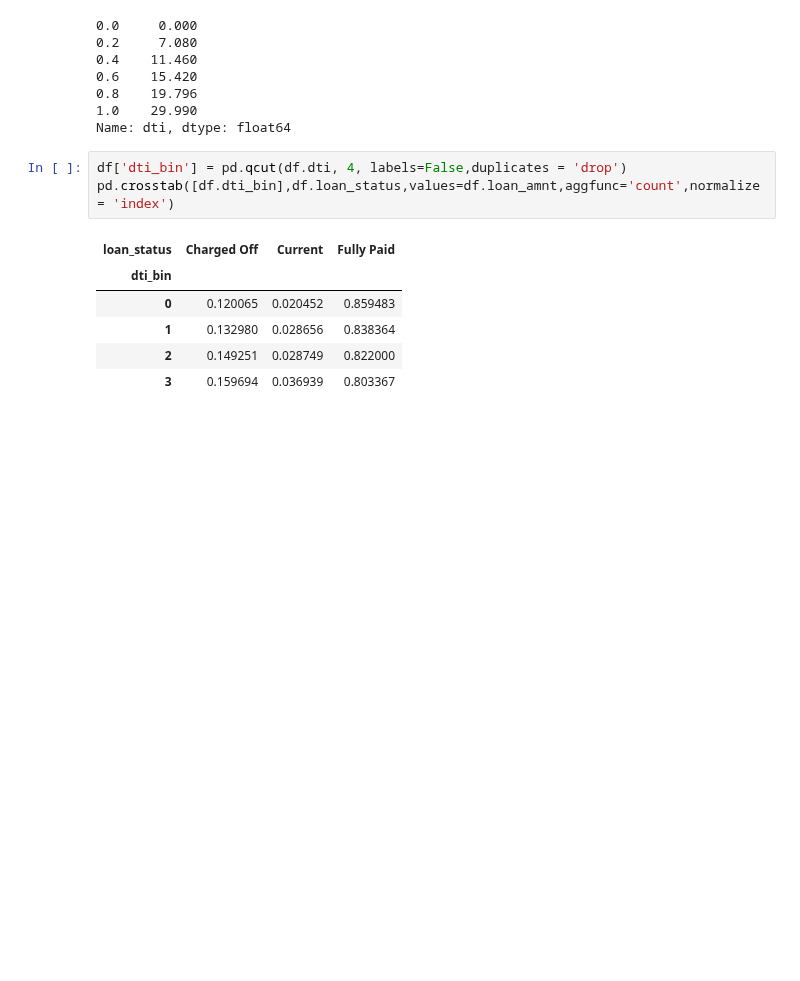
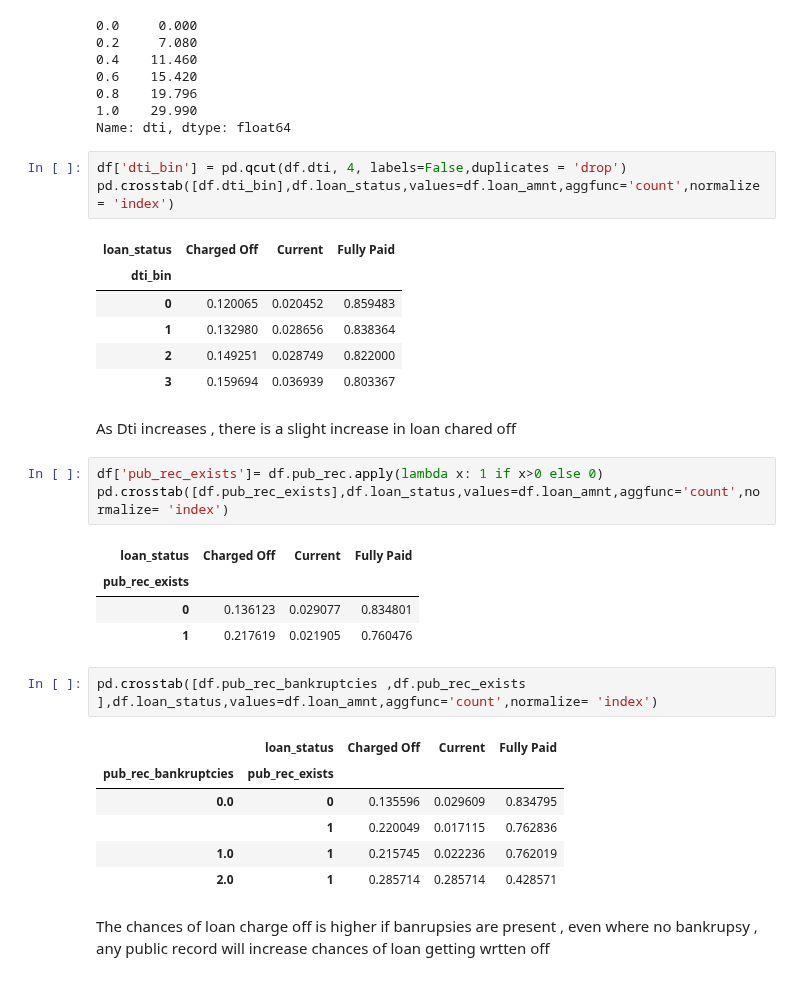
Before and after one commit to karthikmnkrishna/Loan-default-prediction, a Jupyter notebook: Loan_Case_study.ipynb, the cells around one changed output. Cells and saved outputs as stored; diff of their text form; blank space fills up the shorter version.

```diff
--- a/Loan_Case_study.ipynb
+++ b/Loan_Case_study.ipynb
@@ -828,3 +828,24 @@ pd.crosstab([df.dti_bin],df.loan_status,values=df.loan_amnt,aggfunc='count',norm
 | 1 | 0.132980 | 0.028656 | 0.838364 |
 | 2 | 0.149251 | 0.028749 | 0.822000 |
 | 3 | 0.159694 | 0.036939 | 0.803367 |
+# %% [markdown]
+As Dti increases , there is a slight increase in loan chared off
+# %%
+df['pub_rec_exists']= df.pub_rec.apply(lambda x: 1 if x>0 else 0)
+pd.crosstab([df.pub_rec_exists],df.loan_status,values=df.loan_amnt,aggfunc='count',normalize= 'index')
+# %% [output]
+| loan_status | Charged Off | Current | Fully Paid |
+| pub_rec_exists |  |  |  |
+| 0 | 0.136123 | 0.029077 | 0.834801 |
+| 1 | 0.217619 | 0.021905 | 0.760476 |
+# %%
+pd.crosstab([df.pub_rec_bankruptcies ,df.pub_rec_exists ],df.loan_status,values=df.loan_amnt,aggfunc='count',normalize= 'index')
+# %% [output]
+|  | loan_status | Charged Off | Current | Fully Paid |
+| pub_rec_bankruptcies | pub_rec_exists |  |  |  |
+| 0.0 | 0 | 0.135596 | 0.029609 | 0.834795 |
+|  | 1 | 0.220049 | 0.017115 | 0.762836 |
+| 1.0 | 1 | 0.215745 | 0.022236 | 0.762019 |
+| 2.0 | 1 | 0.285714 | 0.285714 | 0.428571 |
+# %% [markdown]
+The chances of loan charge off is higher if banrupsies are present , even where no bankrupsy , any public record will increase chances of loan getting wrtten off
```
